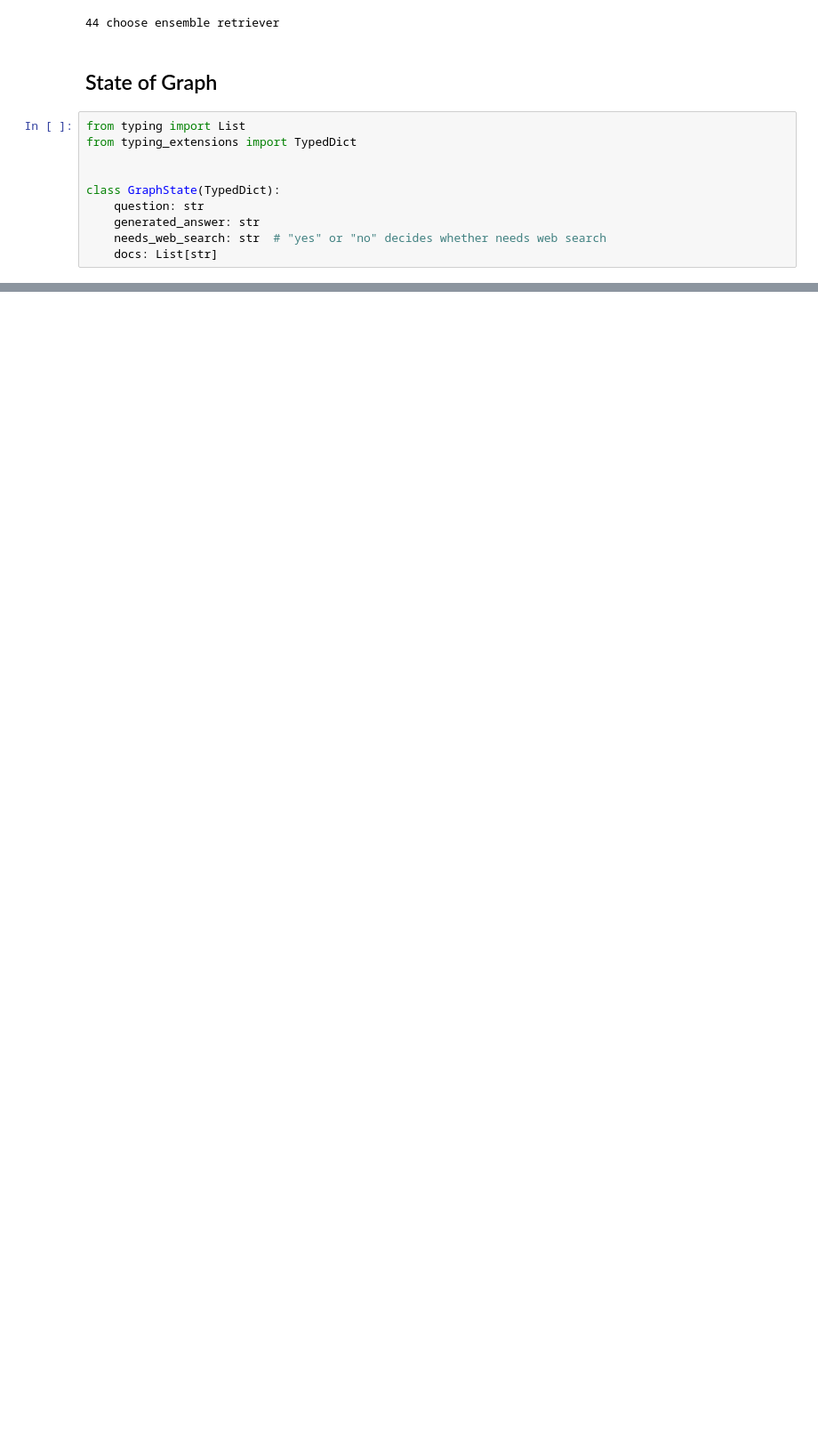
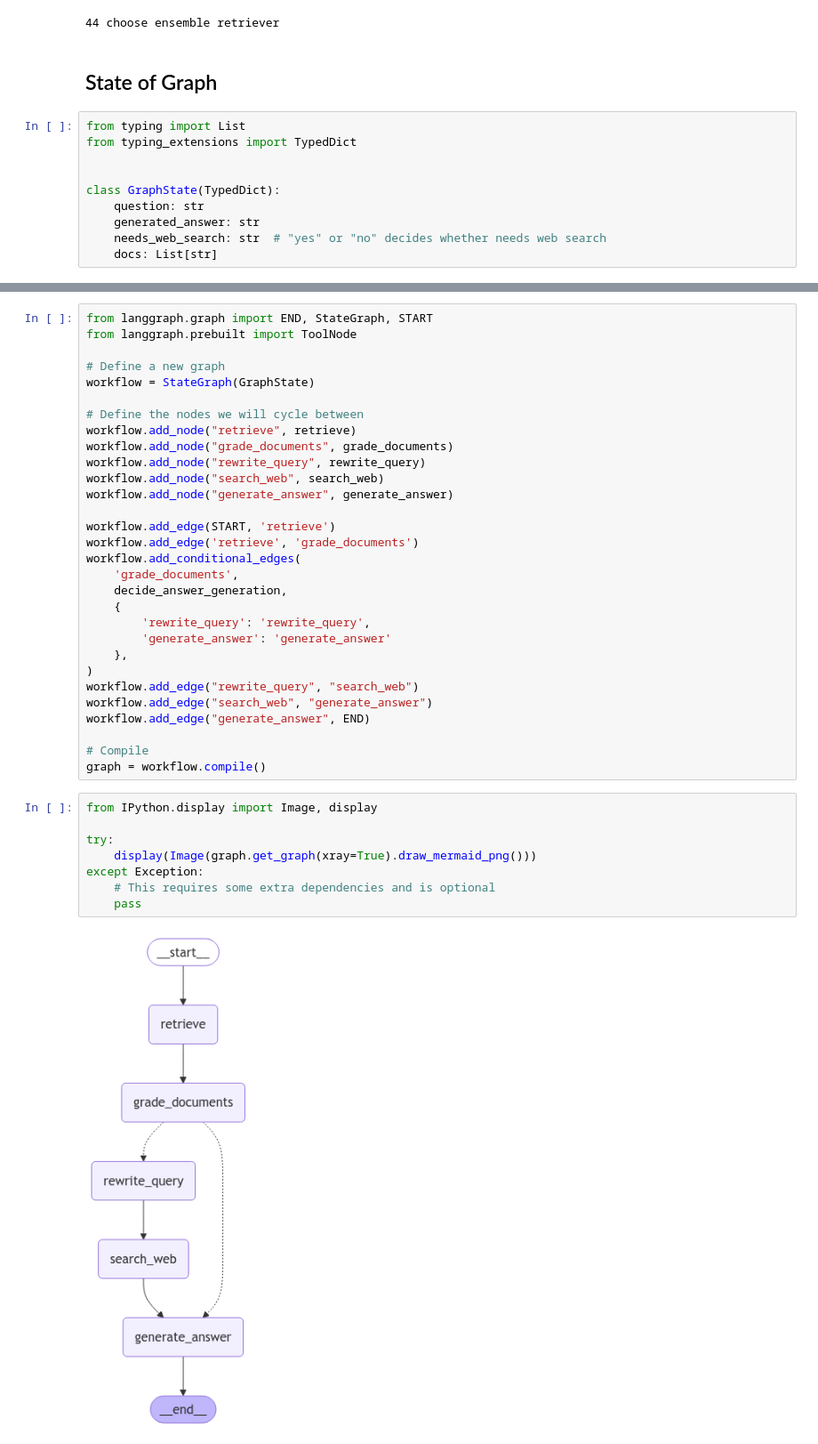
Before and after one commit to hanhanwu/Hanhan_LangGraph_Exercise, a Jupyter notebook: RAG_Chatbot/try_corrective_rag.ipynb, the cells around one changed output, grey strips where cells are left out. Shown at 89% size. Drawn from its saved outputs; the diff is of its cells as text; blank space fills up the shorter version.

```diff
--- a/RAG_Chatbot/try_corrective_rag.ipynb
+++ b/RAG_Chatbot/try_corrective_rag.ipynb
@@ -175,0 +282,40 @@ def grade_documents(state):
+# %%
+from langgraph.graph import END, StateGraph, START
+from langgraph.prebuilt import ToolNode
+
+# Define a new graph
+workflow = StateGraph(GraphState)
+
+# Define the nodes we will cycle between
+workflow.add_node("retrieve", retrieve)
+workflow.add_node("grade_documents", grade_documents)
+workflow.add_node("rewrite_query", rewrite_query)
+workflow.add_node("search_web", search_web)
+workflow.add_node("generate_answer", generate_answer)
+
+workflow.add_edge(START, 'retrieve')
+workflow.add_edge('retrieve', 'grade_documents')
+workflow.add_conditional_edges(
+    'grade_documents',
+    decide_answer_generation,
+    {
+        'rewrite_query': 'rewrite_query',
+        'generate_answer': 'generate_answer'
+    },
+)
+workflow.add_edge("rewrite_query", "search_web")
+workflow.add_edge("search_web", "generate_answer")
+workflow.add_edge("generate_answer", END)
+
+# Compile
+graph = workflow.compile()
+# %%
+from IPython.display import Image, display
+
+try:
+    display(Image(graph.get_graph(xray=True).draw_mermaid_png()))
+except Exception:
+    # This requires some extra dependencies and is optional
+    pass
+# %% [output]
+[figure, added]
```
Also changed, not shown: parts of 12 cells of this notebook.
